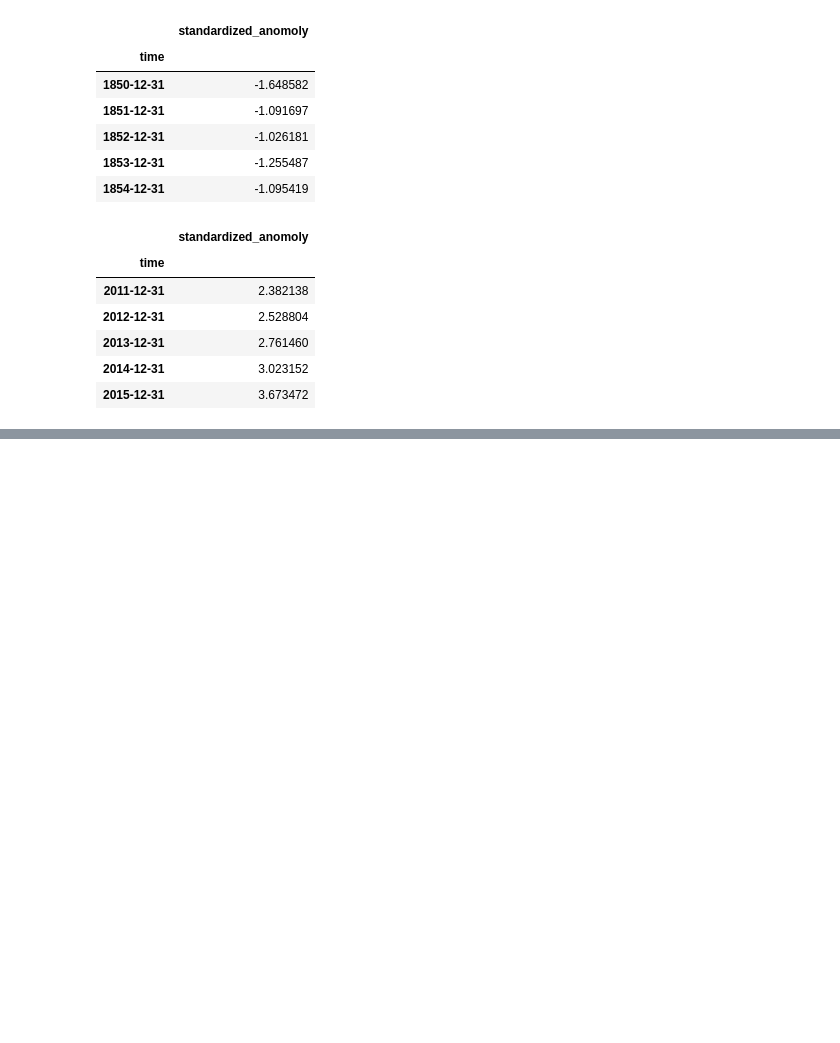
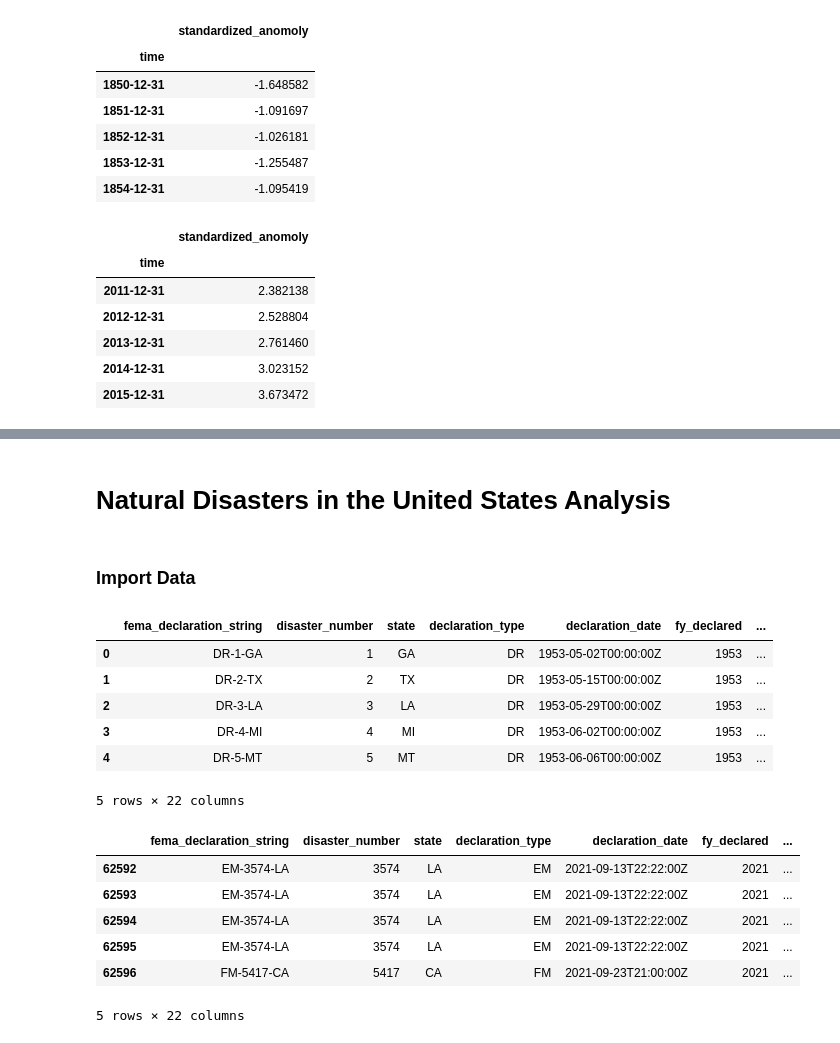
Before and after one commit to joshuacreveling/Group_Project_1, a Jupyter notebook: commodities_prices_vs_climate_change.ipynb, the cells around one changed output, grey strips where cells are left out. Cells and saved outputs as stored; diff of their text form; code cells hidden in the pictures; blank space fills up the shorter version.

Commit message:
Climate analysis and disaster Analysis. -JC

```diff
--- a/commodities_prices_vs_climate_change.ipynb
+++ b/commodities_prices_vs_climate_change.ipynb
@@ -237,3 +245,31 @@ In the following sections of this report, we will evaluate more in depth the occ
 We will also evalute more in depth the overall trends in agriculture (specifically analyzing commoditie market pricing).  We want to analyze how specific commodities and their prices react to the general warming trends of the climate as well as taking into consideration the effects that extreme weather conditions may have on these products.
 
 At the end of this report, we will provide analysis on which commodities have faired the best through the warming trends of the last decade and what commodites may be a potential smart investment moving forward.
+# %% [markdown]
+# Natural Disasters in the United States Analysis
+# %% [markdown]
+### Import Data
+# %%
+# Using the read_csv function and Path module, create a DataFrame
+# by importing the us_disaster_declarations.csv and us_disasters_m5.csv file from the Resources folder
+us_disasters_df = pd.read_csv(Path("./Resources/us_disaster_declarations.csv"))
+us_disasters_m5_df = pd.read_csv(Path("./Resources/us_disasters_m5.csv"))
+# %%
+# Review the first and last five rows of the us_disaster_df DataFrame
+display(us_disasters_df.head())
+display(us_disasters_df.tail())
+# %% [output]
+|  | fema_declaration_string | disaster_number | state | declaration_type | declaration_date | fy_declared | ... |
+| 0 | DR-1-GA | 1 | GA | DR | 1953-05-02T00:00:00Z | 1953 | ... |
+| 1 | DR-2-TX | 2 | TX | DR | 1953-05-15T00:00:00Z | 1953 | ... |
+| 2 | DR-3-LA | 3 | LA | DR | 1953-05-29T00:00:00Z | 1953 | ... |
+| 3 | DR-4-MI | 4 | MI | DR | 1953-06-02T00:00:00Z | 1953 | ... |
+| 4 | DR-5-MT | 5 | MT | DR | 1953-06-06T00:00:00Z | 1953 | ... |
+5 rows × 22 columns
+|  | fema_declaration_string | disaster_number | state | declaration_type | declaration_date | fy_declared | ... |
+| 62592 | EM-3574-LA | 3574 | LA | EM | 2021-09-13T22:22:00Z | 2021 | ... |
+| 62593 | EM-3574-LA | 3574 | LA | EM | 2021-09-13T22:22:00Z | 2021 | ... |
+| 62594 | EM-3574-LA | 3574 | LA | EM | 2021-09-13T22:22:00Z | 2021 | ... |
+| 62595 | EM-3574-LA | 3574 | LA | EM | 2021-09-13T22:22:00Z | 2021 | ... |
+| 62596 | FM-5417-CA | 5417 | CA | FM | 2021-09-23T21:00:00Z | 2021 | ... |
+5 rows × 22 columns
```
Also changed, not shown: parts of 34 cells of this notebook, 1 other file.
